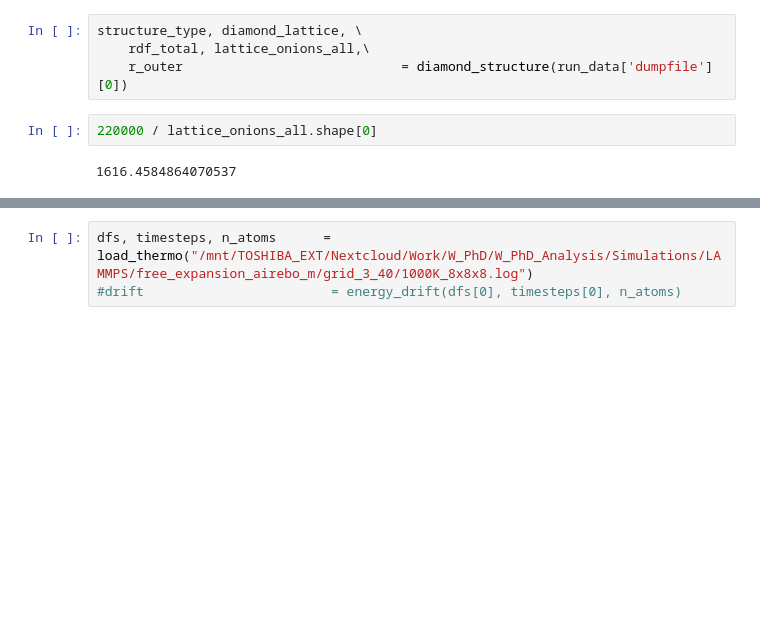
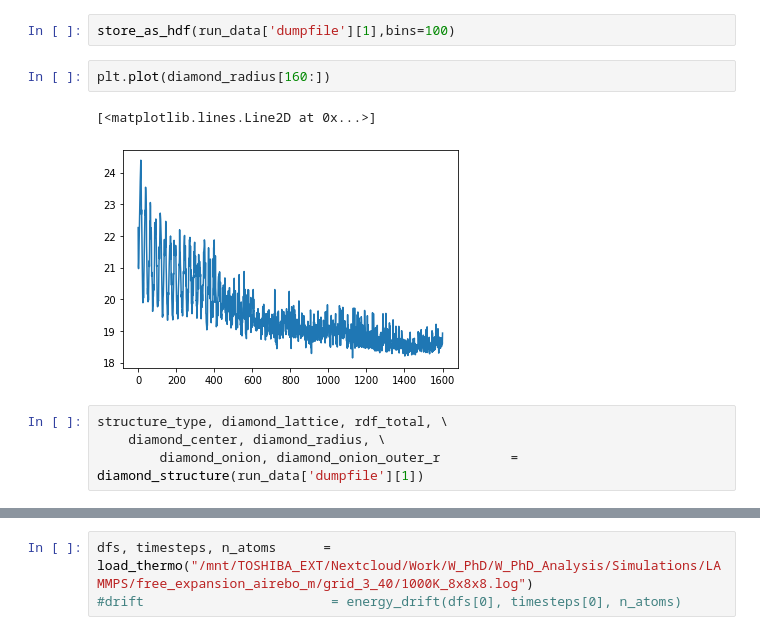
Before and after one commit to HeuserB/PhD_Thesis, a Jupyter notebook: notebooks/md_sim/free_expansion_analysis.ipynb, the cells around one changed output, grey strips where cells are left out. Drawn from its saved outputs; the diff is of its cells as text; blank space fills up the shorter version.

```diff
--- a/notebooks/md_sim/free_expansion_analysis.ipynb
+++ b/notebooks/md_sim/free_expansion_analysis.ipynb
@@ -31,8 +59,11 @@ run_data
+# %%
+store_as_hdf(run_data['dumpfile'][1],bins=100)
+# %%
+plt.plot(diamond_radius[160:])
+# %% [output]
+[<matplotlib.lines.Line2D at 0x...>]
+[figure, added]
 # %%
-structure_type, diamond_lattice, \
-    rdf_total, lattice_onions_all,\
-    r_outer                            = diamond_structure(run_data['dumpfile'][0])
+structure_type, diamond_lattice, rdf_total, \
+    diamond_center, diamond_radius, \
+        diamond_onion, diamond_onion_outer_r         = diamond_structure(run_data['dumpfile'][1])
-# %%
-220000 / lattice_onions_all.shape[0]
-# %% [output]
-1616.4584864070537
```
Also changed, not shown: parts of 11 cells of this notebook, 42 other files.
